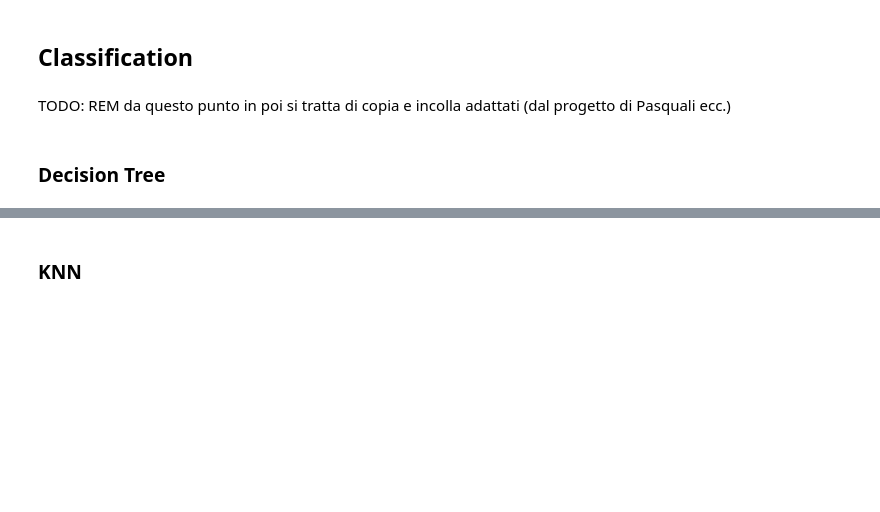
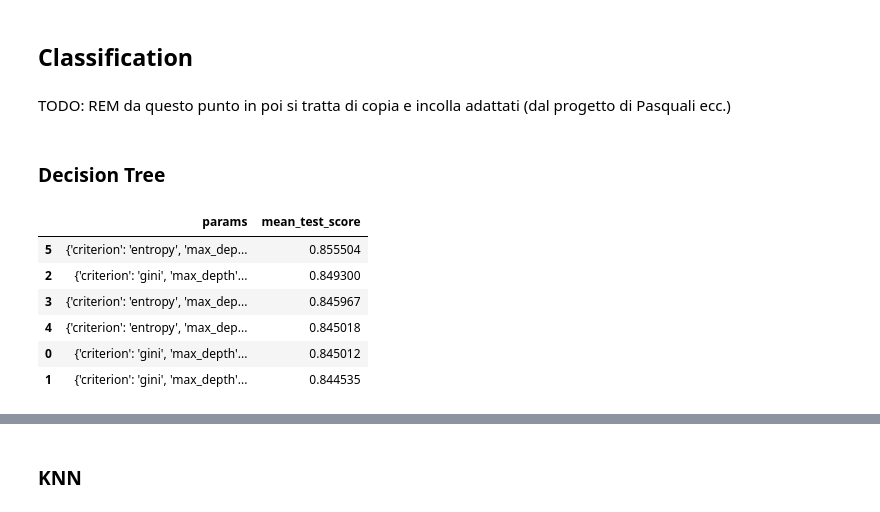
Before and after one commit to reuseman/tennis-match-analysis, a Jupyter notebook: 4_classification.ipynb, the cells around one changed output, grey strips where cells are left out. Drawn from its saved outputs; the diff is of its cells as text; code cells hidden in the pictures; blank space fills up the shorter version.

```diff
--- a/4_classification.ipynb
+++ b/4_classification.ipynb
@@ -47,4 +82,19 @@ TODO: REM da questo punto in poi si tratta di copia e incolla adattati (dal prog
 ### Decision Tree
 # %%
 from sklearn import tree
+# %%
+parameters = {'criterion':['gini','entropy'],'max_depth':[2, 3, 4]}
+clf = GridSearchCV(tree.DecisionTreeClassifier(), parameters, cv=5)
+clf.fit(train_set, train_label)
+pd.DataFrame(clf.cv_results_)[['params', 'mean_test_score']].sort_values('mean_test_score', ascending = False)
+
+#TODO: REM clf.best_score_, clf.best_params_
+# %% [output]
+|  | params | mean_test_score |
+| 5 | {'criterion': 'entropy', 'max_dep... | 0.855504 |
+| 2 | {'criterion': 'gini', 'max_depth'... | 0.849300 |
+| 3 | {'criterion': 'entropy', 'max_dep... | 0.845967 |
+| 4 | {'criterion': 'entropy', 'max_dep... | 0.845018 |
+| 0 | {'criterion': 'gini', 'max_depth'... | 0.845012 |
+| 1 | {'criterion': 'gini', 'max_depth'... | 0.844535 |
 # %%
```
Also changed, not shown: parts of 10 cells of this notebook.
